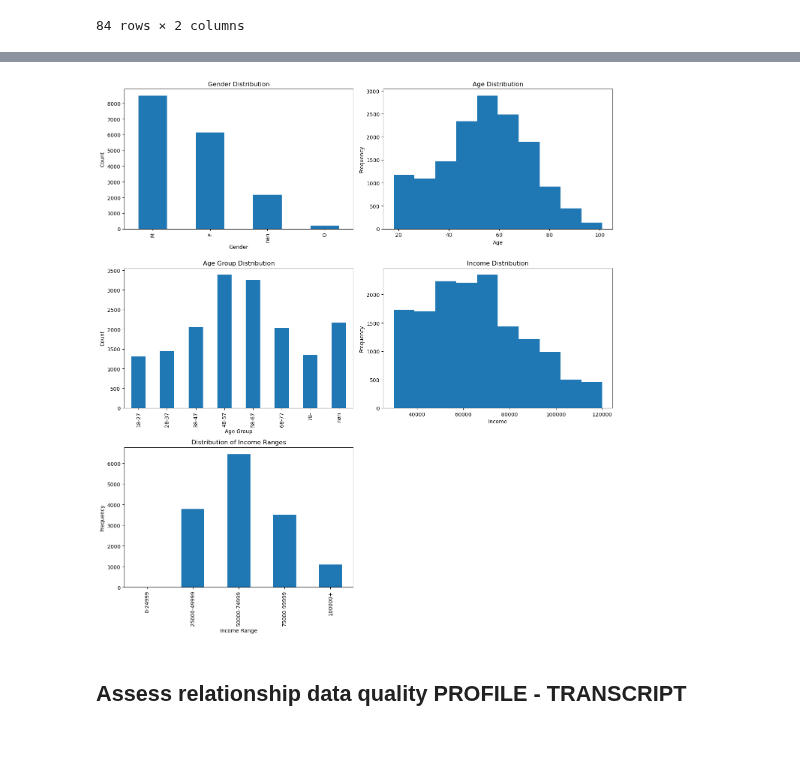
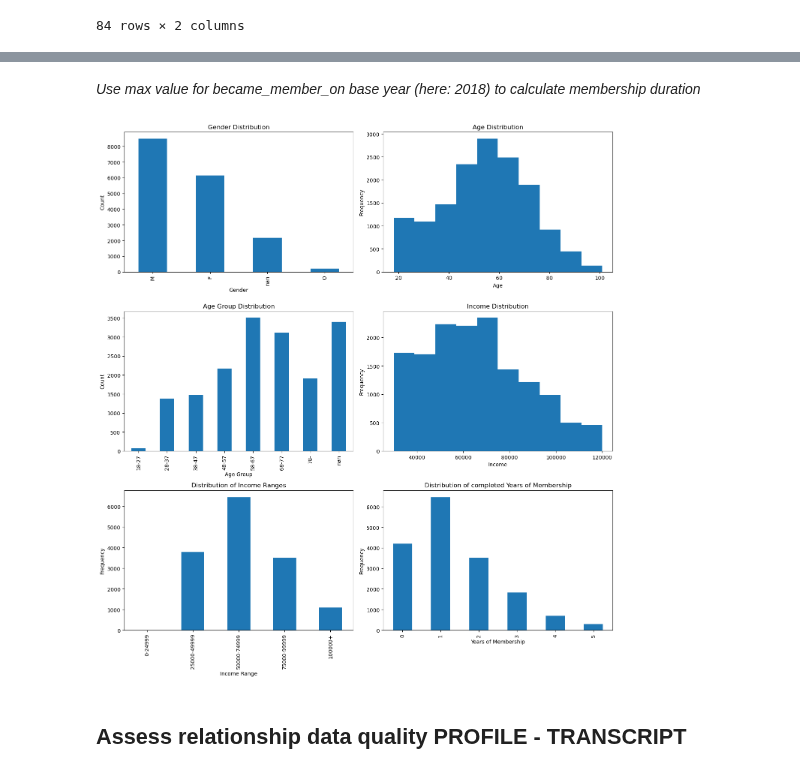
Before and after one commit to Oliver-Balb/Starbucks, a Jupyter notebook: Starbucks_Capstone_notebook.ipynb, the cells around one changed output, grey strips where cells are left out. Drawn from its saved outputs; the diff is of its cells as text; code cells hidden in the pictures; blank space fills up the shorter version.

Commit message:
Age & income range encoding changes; dataprocessing_helper.py created

```diff
--- a/Starbucks_Capstone_notebook.ipynb
+++ b/Starbucks_Capstone_notebook.ipynb
@@ -251,4 +232,0 @@ age_group
-# %%
-# Perform the inner join
-profile = pd.merge(profile, age_group, left_on='age', right_on='age', how='left')
-profile.tail(6)
@@ -262,0 +233,5 @@ profile.tail(6)
+# %%
+age_ranges = [0, 18, 28, 38, 48, 58, 68, 78]
+age_labels = ['18-27', '28-37', '38-47', '48-57', '58-67', '68-77', '78-']
+profile['age_group'] = pd.cut(x=profile['age'], bins=age_ranges, labels=age_labels)
+profile.tail(6)
@@ -277,3 +266,9 @@ Index(['gender', 'age', 'id', 'became_member_on', 'income', 'age_group',
+# %% [markdown]
+*Use max value for became_member_on base year (here: 2018) to calculate membership duration*
+# %%
+# Calculate the number of (completed) years of membership based on assumed current year and became_member_on
+current_year = profile.became_member_on.describe()['max'].year
+profile['member_years'] = current_year - profile['became_member_on'].dt.year
 # %%
 # Plotting distribution diagrams for demographics
 plt.figure(figsize=(14,15))
@@ -291,38 +286,46 @@ profile['age'].plot(kind='hist')
 plt.title('Age Distribution')
 plt.xlabel('Age')
 plt.ylabel('Frequency')
-
 
 # Age group distribution with natural sequence
 plt.subplot(3, 2, 3)
 age_group_order = ["18-27", "28-37", "38-47", "48-57", "58-67", "68-77", "78-"]
 profile['age_group'] = pd.Categorical(profile['age_group'], categories=age_group_order, ordered=True)
 profile['age_group'].value_counts(dropna=False).sort_index().plot(kind='bar')
 plt.title('Age Group Distribution')
 plt.xlabel('Age Group')
 plt.ylabel('Count')
 
 # Income distribution
 plt.subplot(3, 2, 4)
 profile['income'].plot(kind='hist')
 plt.title('Income Distribution')
 plt.xlabel('Income')
 plt.ylabel('Frequency')
 
 # Plot the distribution of income ranges as a bar chart
 plt.subplot(3, 2, 5)
 profile['income_range'].value_counts().sort_index().plot(kind='bar')
 
 # Add title and labels
 plt.title('Distribution of Income Ranges')
 plt.xlabel('Income Range')
 plt.ylabel('Frequency')
 
 
+# Plot the distribution of member completed years of membership as a bar chart
+plt.subplot(3, 2, 6)
+profile['member_years'].value_counts().sort_index().plot(kind='bar')
+
+# Add title and labels
+plt.title('Distribution of completed Years of Membership')
+plt.xlabel('Years of Membership')
+plt.ylabel('Frequency')
+
 plt.tight_layout()
 plt.show()
 # %% [output]
-[figure, old version]
+[figure, new version]
 # %% [markdown]
 ## Assess relationship data quality PROFILE - TRANSCRIPT
 # %%
```
Also changed, not shown: parts of 15 cells of this notebook, 3 other files.
